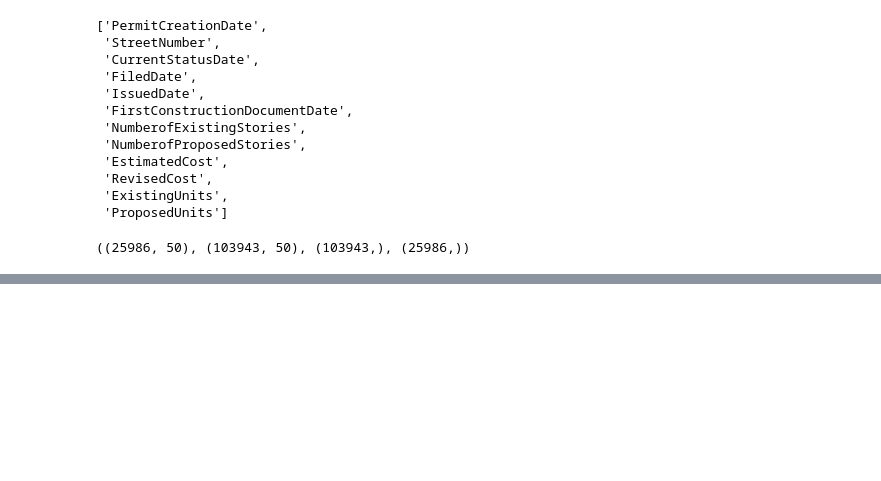
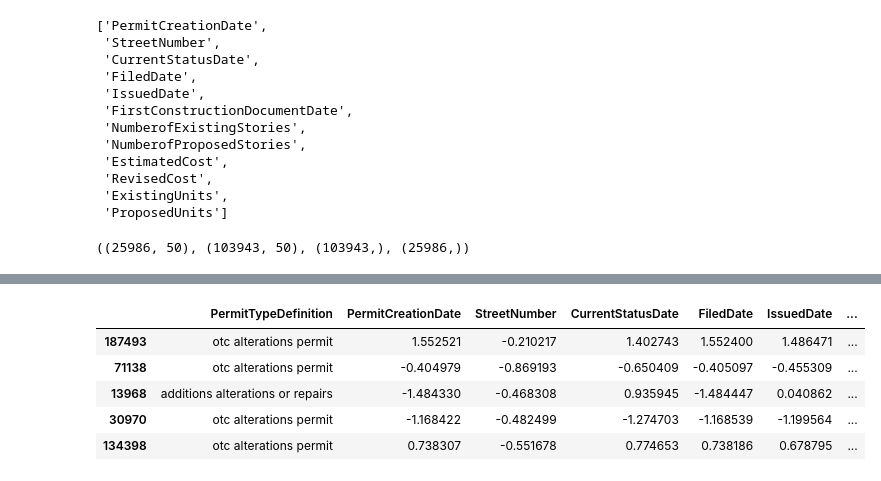
Before and after one commit to Suraba03/ml_san_francisco_permits, a Jupyter notebook: san_fancisco.ipynb, the cells around one changed output, grey strips where cells are left out. Drawn from its saved outputs; the diff is of its cells as text; code cells hidden in the pictures; blank space fills up the shorter version.

```diff
--- a/san_fancisco.ipynb
+++ b/san_fancisco.ipynb
@@ -794,0 +966,9 @@ roc_auc_score(y_test, clf_lr1.decision_function(X_test))
+# %%
+X_train_cbc.head()
+# %% [output]
+|  | PermitTypeDefinition | PermitCreationDate | StreetNumber | CurrentStatusDate | FiledDate | IssuedDate | ... |
+| 187493 | otc alterations permit | 1.552521 | -0.210217 | 1.402743 | 1.552400 | 1.486471 | ... |
+| 71138 | otc alterations permit | -0.404979 | -0.869193 | -0.650409 | -0.405097 | -0.455309 | ... |
+| 13968 | additions alterations or repairs | -1.484330 | -0.468308 | 0.935945 | -1.484447 | 0.040862 | ... |
+| 30970 | otc alterations permit | -1.168422 | -0.482499 | -1.274703 | -1.168539 | -1.199564 | ... |
+| 134398 | otc alterations permit | 0.738307 | -0.551678 | 0.774653 | 0.738186 | 0.678795 | ... |
```
Also changed, not shown: parts of 48 cells of this notebook.
